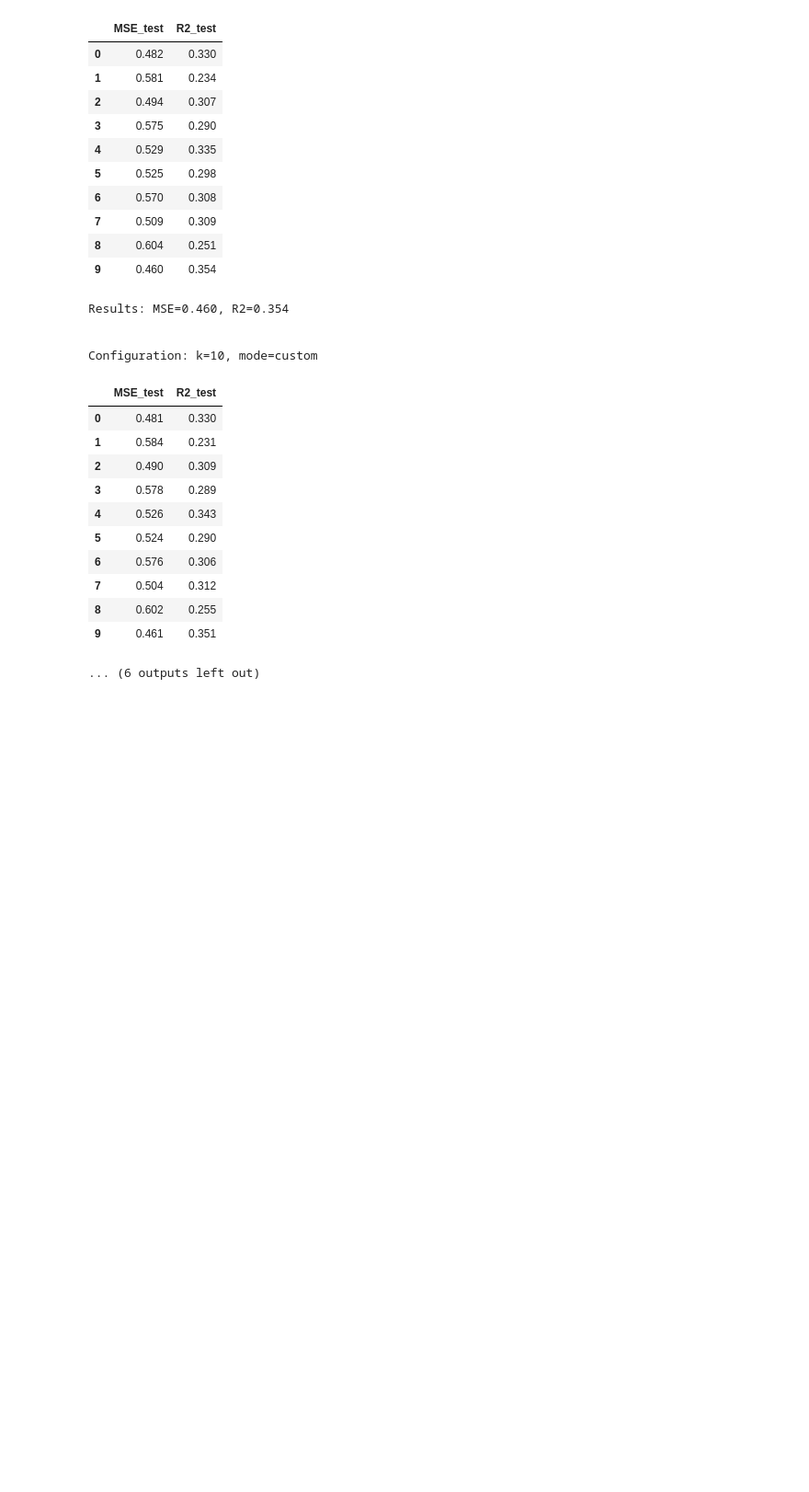
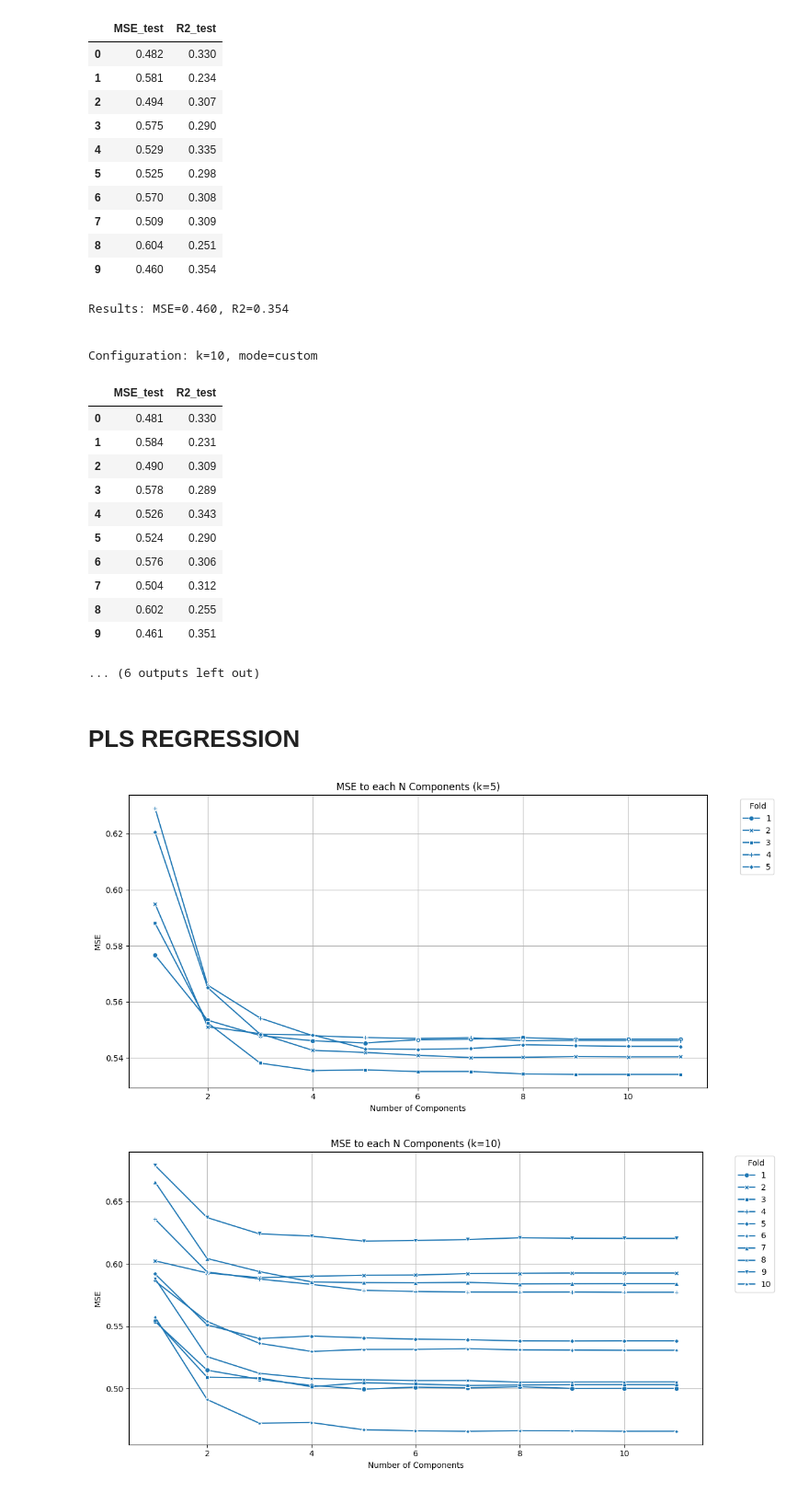
Before and after one commit to pauloricms12/ICA_HM2, a Jupyter notebook: hm2.ipynb, the cells around one changed output. Shown at 92% size. Drawn from its saved outputs; the diff is of its cells as text; code cells hidden in the pictures; blank space fills up the shorter version.

Commit message:
add pls regression

```diff
--- a/hm2.ipynb
+++ b/hm2.ipynb
@@ -531,3 +531,5 @@ Configuration: k=10, mode=custom
 | 8 | 0.602 | 0.255 |
 | 9 | 0.461 | 0.351 |
 ... (6 outputs left out)
+# %% [markdown]
+# PLS REGRESSION
@@ -533,0 +590,25 @@ Configuration: k=10, mode=custom
+# %%
+import seaborn as sns
+import matplotlib.pyplot as plt
+
+for k in [5,10]:
+    plt.figure(figsize=(12, 6))
+
+    sns.lineplot(
+        data=df_mse_components.query(f"`N° splits` == {k}"),
+        x='N Components',
+        y='MSE',
+        style='Fold',
+        markers=True,
+        dashes=False
+    )
+    plt.title(f'MSE to each N Components (k={k})')
+    plt.xlabel('Number of Components')
+    plt.ylabel('MSE')
+    plt.legend(title=' Fold', bbox_to_anchor=(1.05, 1), loc='upper left')
+    plt.grid()
+    plt.tight_layout()
+    plt.show()
+# %% [output]
+[figure, added]
+[figure, added]
```
Also changed, not shown: parts of 4 cells of this notebook.
